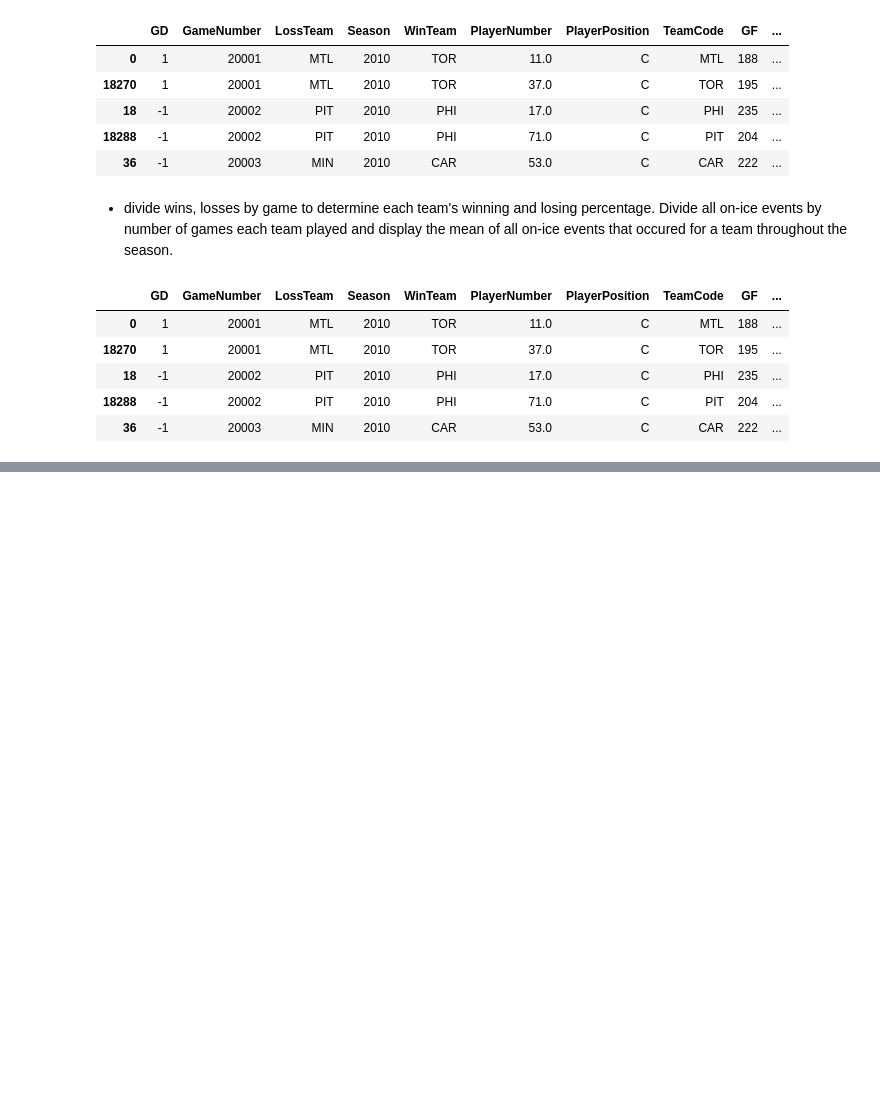
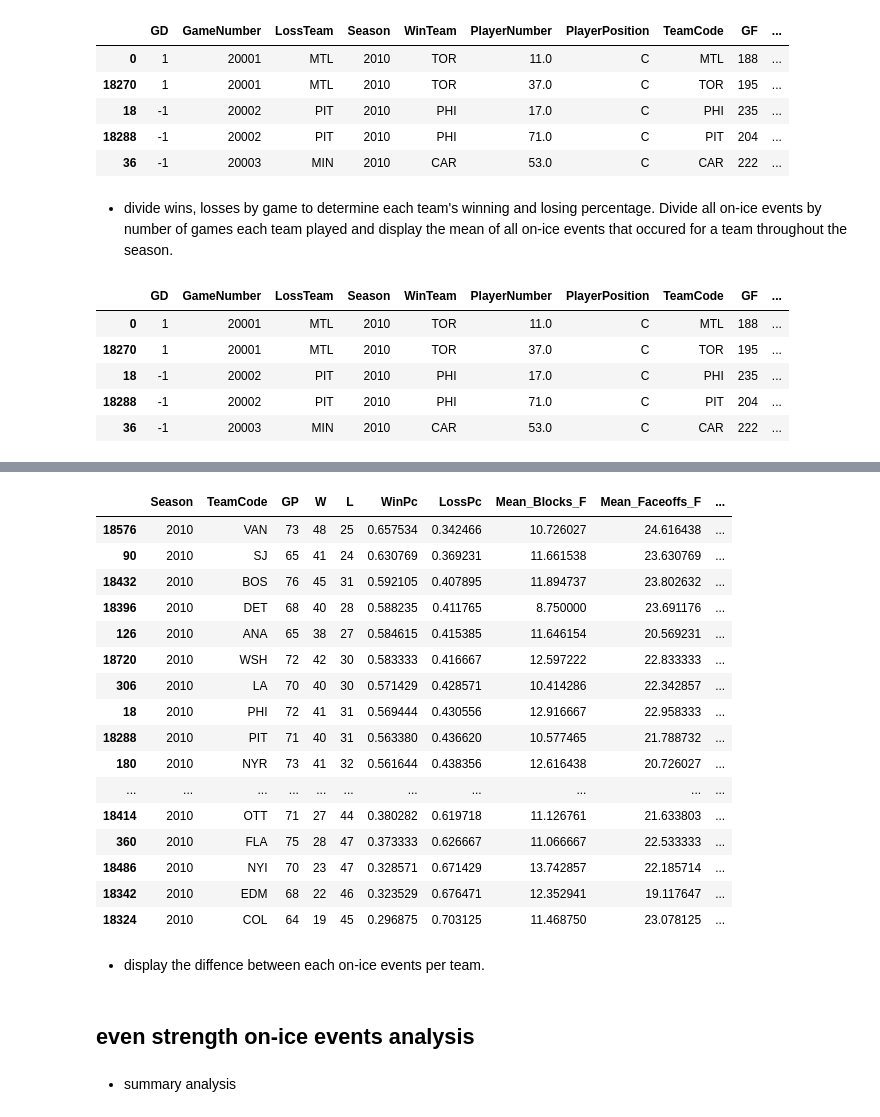
Before and after one commit to stephtselios/nhl_roster_design, a Jupyter notebook: on_ice_events.ipynb, the cells around one changed output, grey strips where cells are left out. Drawn from its saved outputs; the diff is of its cells as text; code cells hidden in the pictures; blank space fills up the shorter version.

```diff
--- a/on_ice_events.ipynb
+++ b/on_ice_events.ipynb
@@ -306,0 +714,5 @@ dv.to_csv('/Users/stefanostselios/Brock University/Kevin Mongeon - StephanosShar
+# %%
+de = pd.merge(dc, dd, on=['Season', 'GameNumber', 'TeamCode'], how='left')
+#dw = dv.drop('Unnamed: 0', axis=1)
+de = de.drop_duplicates(['Season', 'GameNumber', 'TeamCode'])
+de = de.sort_values(['Season', 'GameNumber'], ascending=[True, True])
@@ -306,0 +734,3 @@ dv.to_csv('/Users/stefanostselios/Brock University/Kevin Mongeon - StephanosShar
+# %%
+de['TeamWin'] =  de.apply(lambda x: 1 if x['TeamCode']==x['WinTeam'] else 0, 1)
+de['TeamLos'] =  de.apply(lambda x: 1 if x['TeamCode']!=x['WinTeam'] else 0, 1)
@@ -306,0 +773,4 @@ dv.to_csv('/Users/stefanostselios/Brock University/Kevin Mongeon - StephanosShar
+# %%
+de['L'] = de.apply(lambda x: x['GL'] if x['TeamCode']== x['LossTeam'] else (x['GP'] - x['GW']), 1)
+de['W'] = de.apply(lambda x: x['GW'] if x['TeamCode']== x['WinTeam'] else (x['GP'] - x['GL']), 1)
+de.head()
@@ -306,0 +786,23 @@ dv.to_csv('/Users/stefanostselios/Brock University/Kevin Mongeon - StephanosShar
+# %%
+de = de.drop_duplicates(['Season', 'TeamCode'])
+de['WinPc'] = de['W']/ de['GP']
+de['LossPc'] = de['L']/ de['GP']
+de['Mean_Blocks_F'] = de['Blocks_F']/ de['GP']
+de['Mean_Faceoffs_F'] = de['Faceoffs_F']/ de['GP']
+de['Mean_Giveaways_F'] = de['Giveaways_F']/ de['GP']
+de['Mean_Goals_F'] = de['Goals_F']/ de['GP']
+de['Mean_Hits_F'] = de['Hits_F']/ de['GP']
+de['Mean_Miss_F'] = de['Miss_F']/ de['GP']
+de['Mean_Penalties_F'] = de['Penalties_F']/ de['GP']
+de['Mean_Shots_F'] = de['Shots_F']/ de['GP']
+de['Mean_Takeaways_F'] = de['Takeaways_F']/ de['GP']
+de['Mean_Blocks_A'] = de['Blocks_A']/ de['GP']
+de['Mean_Faceoffs_A'] = de['Faceoffs_A']/ de['GP']
+de['Mean_Giveaways_A'] = de['Giveaways_A']/ de['GP']
+de['Mean_Goals_A'] = de['Goals_A']/ de['GP']
+de['Mean_Hits_A'] = de['Hits_A']/ de['GP']
+de['Mean_Miss_A'] = de['Miss_A']/ de['GP']
+de['Mean_Penalties_A'] = de['Penalties_A']/ de['GP']
+de['Mean_Shots_A'] = de['Shots_A']/ de['GP']
+de['Mean_Takeaways_A'] = de['Takeaways_A']/ de['GP']
+de.head()
@@ -306,0 +816,23 @@ dv.to_csv('/Users/stefanostselios/Brock University/Kevin Mongeon - StephanosShar
+# %%
+de = de[['Season', 'TeamCode', 'GP', 'W', 'L','WinPc', 'LossPc', 'Mean_Blocks_F', 'Mean_Faceoffs_F', 'Mean_Giveaways_F', 'Mean_Goals_F','Mean_Hits_F', 'Mean_Miss_F', 'Mean_Penalties_F','Mean_Shots_F', 'Mean_Takeaways_F', 'Mean_Blocks_A','Mean_Faceoffs_A', 'Mean_Giveaways_A', 'Mean_Goals_A','Mean_Hits_A', 'Mean_Miss_A', 'Mean_Penalties_A','Mean_Shots_A', 'Mean_Takeaways_A']]
+de['Rank_W'] = de.groupby(['Season'])['WinPc'].rank(ascending=False)
+de = de.sort_values(['Season', 'Rank_W'], ascending=[True, True])
+de.head(30)
+# %% [output]
+|  | Season | TeamCode | GP | W | L | WinPc | LossPc | Mean_Blocks_F | Mean_Faceoffs_F | ... |
+| 18576 | 2010 | VAN | 73 | 48 | 25 | 0.657534 | 0.342466 | 10.726027 | 24.616438 | ... |
+| 90 | 2010 | SJ | 65 | 41 | 24 | 0.630769 | 0.369231 | 11.661538 | 23.630769 | ... |
+| 18432 | 2010 | BOS | 76 | 45 | 31 | 0.592105 | 0.407895 | 11.894737 | 23.802632 | ... |
+| 18396 | 2010 | DET | 68 | 40 | 28 | 0.588235 | 0.411765 | 8.750000 | 23.691176 | ... |
+| 126 | 2010 | ANA | 65 | 38 | 27 | 0.584615 | 0.415385 | 11.646154 | 20.569231 | ... |
+| 18720 | 2010 | WSH | 72 | 42 | 30 | 0.583333 | 0.416667 | 12.597222 | 22.833333 | ... |
+| 306 | 2010 | LA | 70 | 40 | 30 | 0.571429 | 0.428571 | 10.414286 | 22.342857 | ... |
+| 18 | 2010 | PHI | 72 | 41 | 31 | 0.569444 | 0.430556 | 12.916667 | 22.958333 | ... |
+| 18288 | 2010 | PIT | 71 | 40 | 31 | 0.563380 | 0.436620 | 10.577465 | 21.788732 | ... |
+| 180 | 2010 | NYR | 73 | 41 | 32 | 0.561644 | 0.438356 | 12.616438 | 20.726027 | ... |
+| ... | ... | ... | ... | ... | ... | ... | ... | ... | ... | ... |
+| 18414 | 2010 | OTT | 71 | 27 | 44 | 0.380282 | 0.619718 | 11.126761 | 21.633803 | ... |
+| 360 | 2010 | FLA | 75 | 28 | 47 | 0.373333 | 0.626667 | 11.066667 | 22.533333 | ... |
+| 18486 | 2010 | NYI | 70 | 23 | 47 | 0.328571 | 0.671429 | 13.742857 | 22.185714 | ... |
+| 18342 | 2010 | EDM | 68 | 22 | 46 | 0.323529 | 0.676471 | 12.352941 | 19.117647 | ... |
+| 18324 | 2010 | COL | 64 | 19 | 45 | 0.296875 | 0.703125 | 11.468750 | 23.078125 | ... |
@@ -306,0 +842,2 @@ dv.to_csv('/Users/stefanostselios/Brock University/Kevin Mongeon - StephanosShar
+# %% [markdown]
+- display the diffence between each on-ice events per team.
@@ -306,0 +854,4 @@ dv.to_csv('/Users/stefanostselios/Brock University/Kevin Mongeon - StephanosShar
+# %% [markdown]
+##  even strength on-ice events analysis
+# %% [markdown]
+- summary analysis
```
Also changed, not shown: parts of 361 cells of this notebook.
